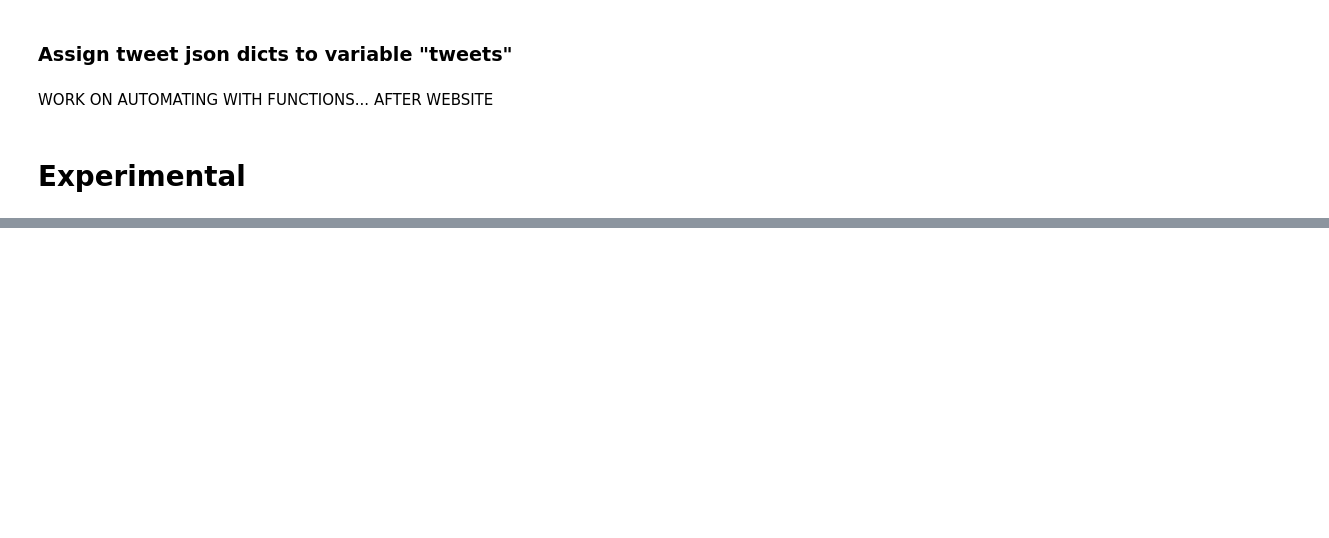
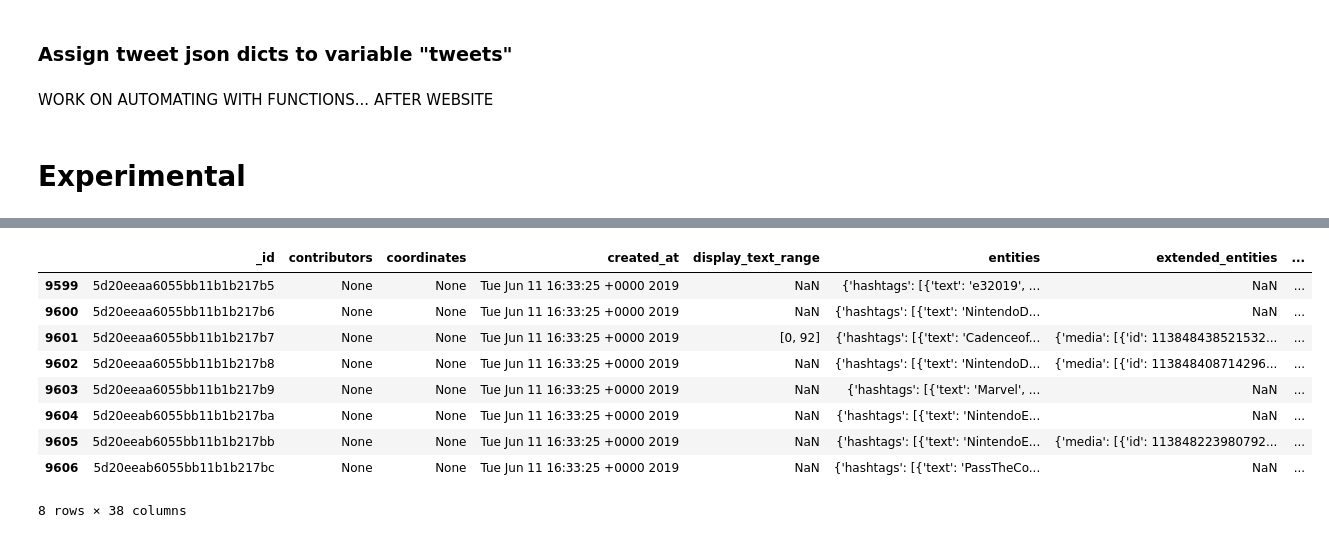
Before and after one commit to Laura-ShummonMaass/Nintendo_E3_Sentiment_Analysis, a Jupyter notebook: 30_day_twitter.ipynb, the cells around one changed output, grey strips where cells are left out. Cells and saved outputs as stored; diff of their text form; code cells hidden in the pictures; blank space fills up the shorter version.

```diff
--- a/30_day_twitter.ipynb
+++ b/30_day_twitter.ipynb
@@ -72,2 +107,15 @@ tweet_df.iloc[-1]['created_at']
 # %%
 tweet_df['timestamp'] = tweet_df['created_at'].apply(pd.Timestamp)
+# %%
+tweet_df.loc[tweet_df['timestamp'] == 'Tue Jun 11 16:33:25 +0000 2019']
+# %% [output]
+|  | _id | contributors | coordinates | created_at | display_text_range | entities | extended_entities | ... |
+| 9599 | 5d20eeaa6055bb11b1b217b5 | None | None | Tue Jun 11 16:33:25 +0000 2019 | NaN | {'hashtags': [{'text': 'e32019', ... | NaN | ... |
+| 9600 | 5d20eeaa6055bb11b1b217b6 | None | None | Tue Jun 11 16:33:25 +0000 2019 | NaN | {'hashtags': [{'text': 'NintendoD... | NaN | ... |
+| 9601 | 5d20eeaa6055bb11b1b217b7 | None | None | Tue Jun 11 16:33:25 +0000 2019 | [0, 92] | {'hashtags': [{'text': 'Cadenceof... | {'media': [{'id': 113848438521532... | ... |
+| 9602 | 5d20eeaa6055bb11b1b217b8 | None | None | Tue Jun 11 16:33:25 +0000 2019 | NaN | {'hashtags': [{'text': 'NintendoD... | {'media': [{'id': 113848408714296... | ... |
+| 9603 | 5d20eeaa6055bb11b1b217b9 | None | None | Tue Jun 11 16:33:25 +0000 2019 | NaN | {'hashtags': [{'text': 'Marvel', ... | NaN | ... |
+| 9604 | 5d20eeab6055bb11b1b217ba | None | None | Tue Jun 11 16:33:25 +0000 2019 | NaN | {'hashtags': [{'text': 'NintendoE... | NaN | ... |
+| 9605 | 5d20eeab6055bb11b1b217bb | None | None | Tue Jun 11 16:33:25 +0000 2019 | NaN | {'hashtags': [{'text': 'NintendoE... | {'media': [{'id': 113848223980792... | ... |
+| 9606 | 5d20eeab6055bb11b1b217bc | None | None | Tue Jun 11 16:33:25 +0000 2019 | NaN | {'hashtags': [{'text': 'PassTheCo... | NaN | ... |
+8 rows × 38 columns
```
Also changed, not shown: parts of 12 cells of this notebook, 7 other files.
